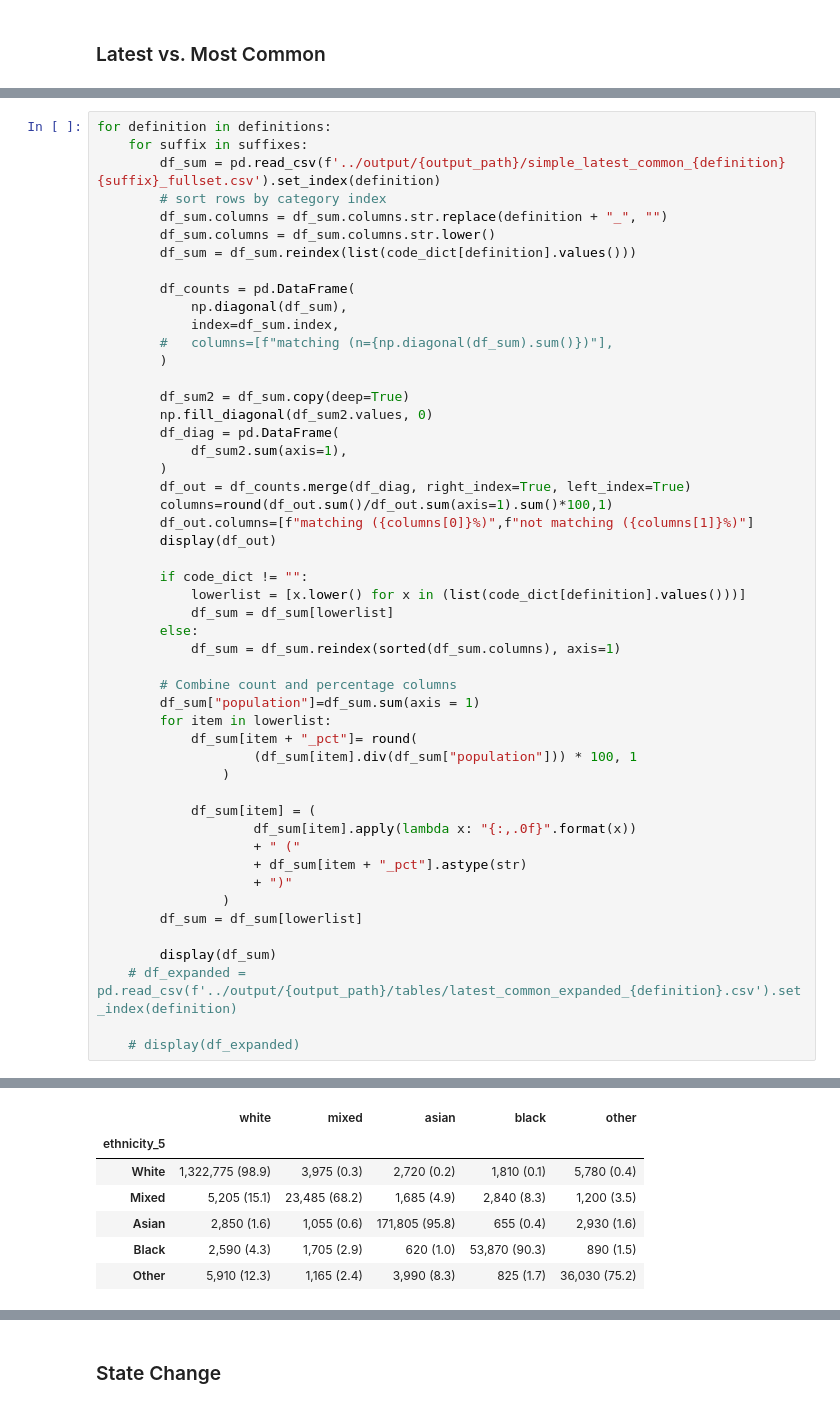
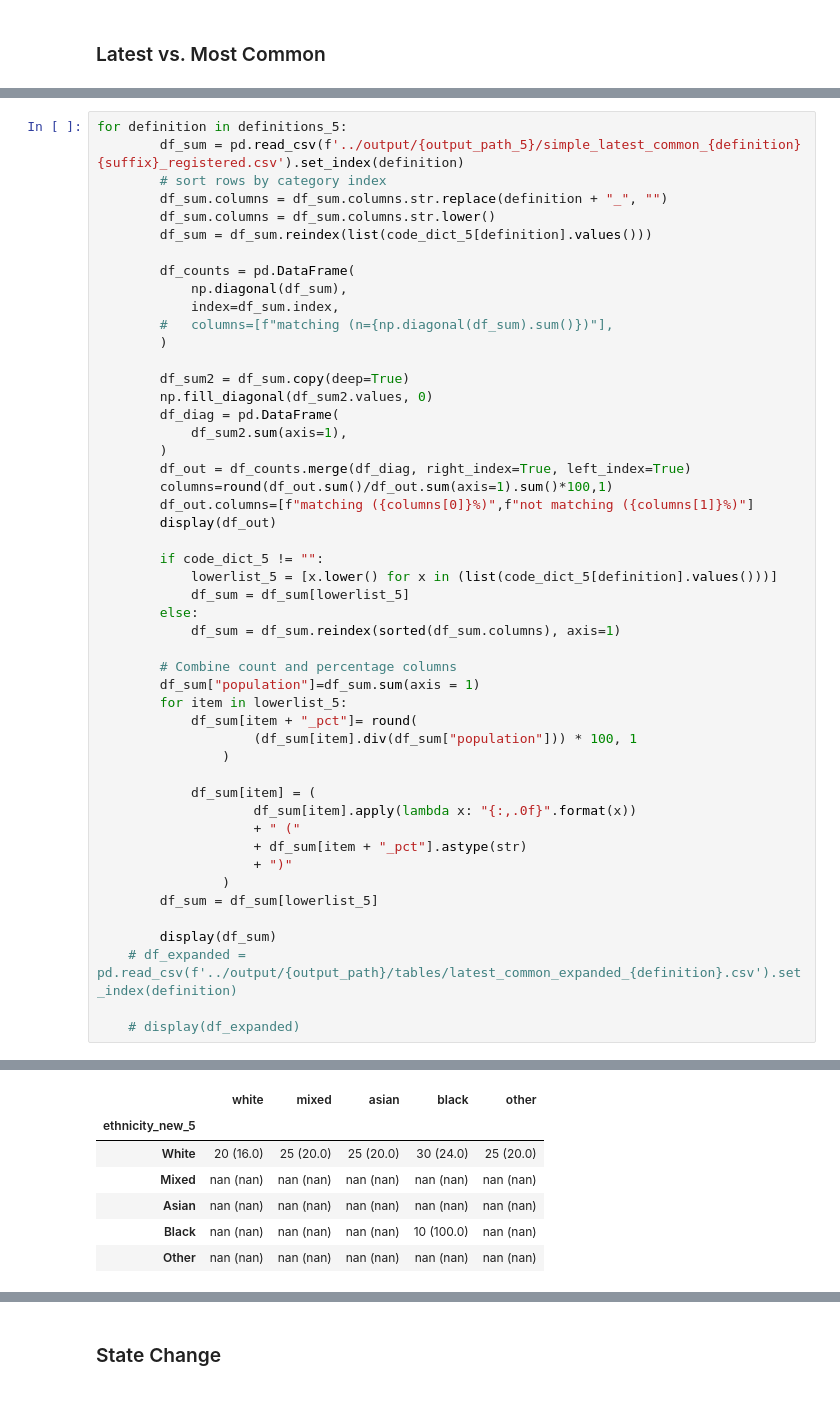
Before and after one commit to opensafely/ethnicity-short-data-report, a Jupyter notebook: notebooks_jupyter/local_report_ethnicity.ipynb, the cells around one changed output, grey strips where cells are left out. Cells and saved outputs as stored; diff of their text form.

```diff
--- a/notebooks_jupyter/local_report_ethnicity.ipynb
+++ b/notebooks_jupyter/local_report_ethnicity.ipynb
@@ -238,11 +338,10 @@ Overall 98% of the latest 6 group ethnicity matched the most frequent 6 group et
 # %%
-for definition in definitions:
-    for suffix in suffixes:
-        df_sum = pd.read_csv(f'../output/{output_path}/simple_latest_common_{definition}{suffix}_fullset.csv').set_index(definition)
+for definition in definitions_5:
+        df_sum = pd.read_csv(f'../output/{output_path_5}/simple_latest_common_{definition}{suffix}_registered.csv').set_index(definition)
         # sort rows by category index
         df_sum.columns = df_sum.columns.str.replace(definition + "_", "")
         df_sum.columns = df_sum.columns.str.lower()
-        df_sum = df_sum.reindex(list(code_dict[definition].values()))
+        df_sum = df_sum.reindex(list(code_dict_5[definition].values()))
 
         df_counts = pd.DataFrame(
             np.diagonal(df_sum),
@@ -260,15 +359,15 @@ for definition in definitions:
         df_out.columns=[f"matching ({columns[0]}%)",f"not matching ({columns[1]}%)"]
         display(df_out)
 
-        if code_dict != "":
-            lowerlist = [x.lower() for x in (list(code_dict[definition].values()))]
-            df_sum = df_sum[lowerlist]
+        if code_dict_5 != "":
+            lowerlist_5 = [x.lower() for x in (list(code_dict_5[definition].values()))]
+            df_sum = df_sum[lowerlist_5]
         else:
             df_sum = df_sum.reindex(sorted(df_sum.columns), axis=1)
 
         # Combine count and percentage columns
         df_sum["population"]=df_sum.sum(axis = 1)
-        for item in lowerlist:
+        for item in lowerlist_5:
             df_sum[item + "_pct"]= round(
                     (df_sum[item].div(df_sum["population"])) * 100, 1
                 )
@@ -279,7 +378,7 @@ for definition in definitions:
                     + df_sum[item + "_pct"].astype(str)
                     + ")"
                 )
-        df_sum = df_sum[lowerlist]
+        df_sum = df_sum[lowerlist_5]
 
         display(df_sum)
     # df_expanded = pd.read_csv(f'../output/{output_path}/tables/latest_common_expanded_{definition}.csv').set_index(definition)
@@ -310,7 +409,7 @@ for definition in definitions:
 |  | white | mixed | asian | black | other |
-| ethnicity_5 |  |  |  |  |  |
-| White | 1,322,775 (98.9) | 3,975 (0.3) | 2,720 (0.2) | 1,810 (0.1) | 5,780 (0.4) |
-| Mixed | 5,205 (15.1) | 23,485 (68.2) | 1,685 (4.9) | 2,840 (8.3) | 1,200 (3.5) |
-| Asian | 2,850 (1.6) | 1,055 (0.6) | 171,805 (95.8) | 655 (0.4) | 2,930 (1.6) |
-| Black | 2,590 (4.3) | 1,705 (2.9) | 620 (1.0) | 53,870 (90.3) | 890 (1.5) |
-| Other | 5,910 (12.3) | 1,165 (2.4) | 3,990 (8.3) | 825 (1.7) | 36,030 (75.2) |
+| ethnicity_new_5 |  |  |  |  |  |
+| White | 20 (16.0) | 25 (20.0) | 25 (20.0) | 30 (24.0) | 25 (20.0) |
+| Mixed | nan (nan) | nan (nan) | nan (nan) | nan (nan) | nan (nan) |
+| Asian | nan (nan) | nan (nan) | nan (nan) | nan (nan) | nan (nan) |
+| Black | nan (nan) | nan (nan) | nan (nan) | 10 (100.0) | nan (nan) |
+| Other | nan (nan) | nan (nan) | nan (nan) | nan (nan) | nan (nan) |
```
Also changed, not shown: parts of 33 cells of this notebook, 1 other file.
